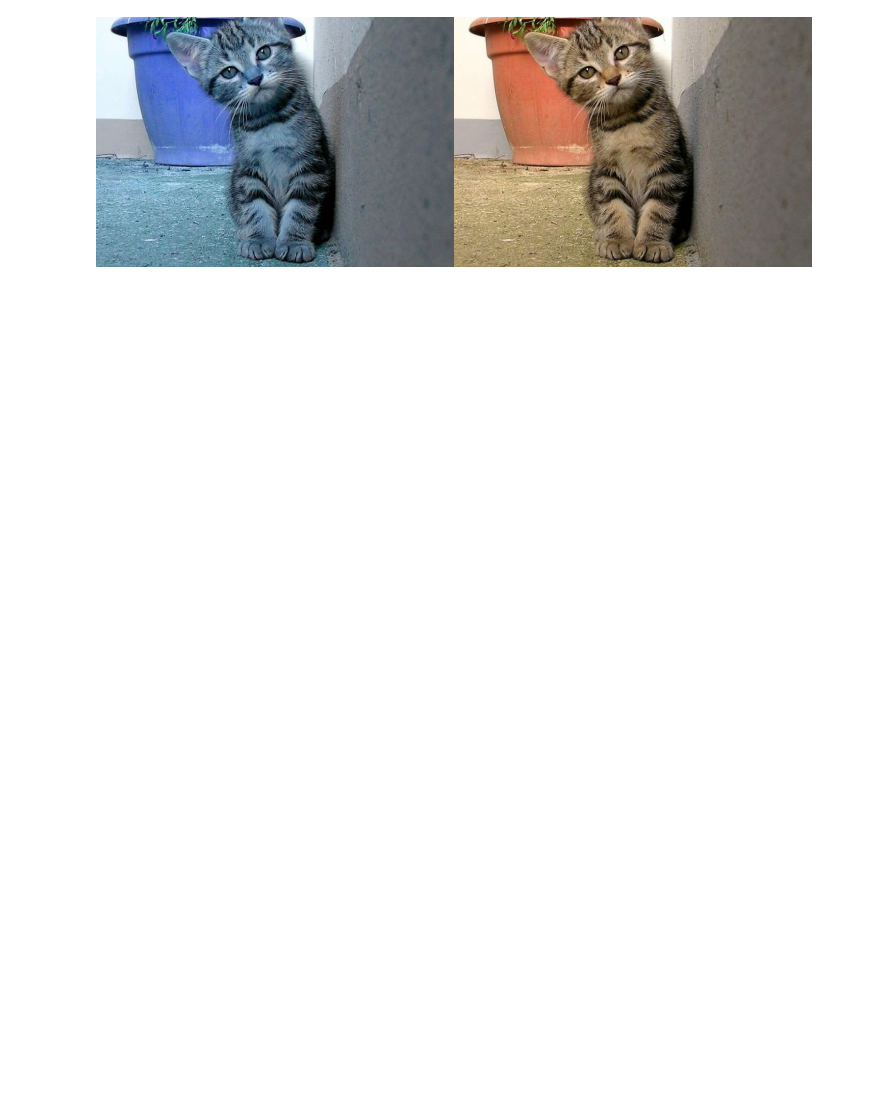
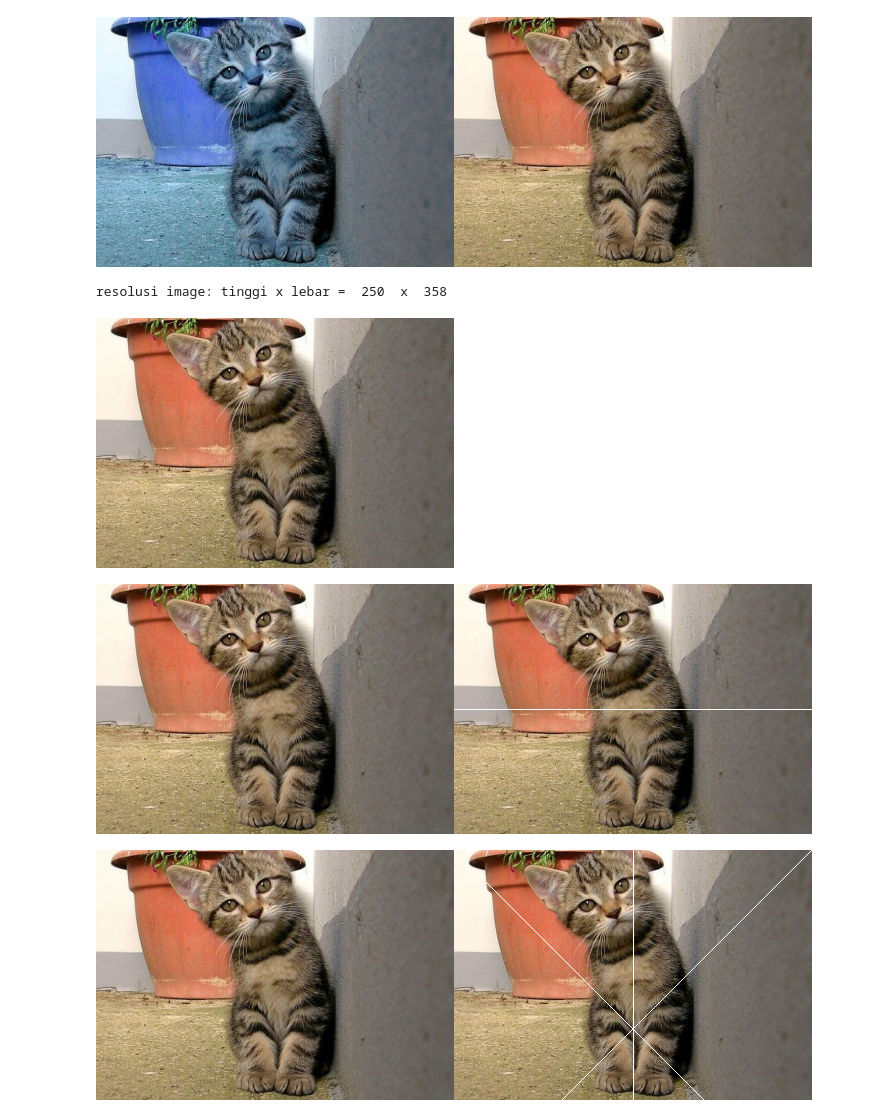
Before and after one commit to Nurfinkaa/PCVK_Ganjil_2026, a Jupyter notebook: latihan_integrasi.ipynb, the cells around one changed output. Saved outputs shown, nothing was run; the diff lists cells and outputs as text; code cells hidden in the pictures; blank space fills up the shorter version.

```diff
--- a/latihan_integrasi.ipynb
+++ b/latihan_integrasi.ipynb
@@ -1,31 +1,107 @@
 # %% [markdown]
 <a href="https://colab.research.google.com/github/Nurfinkaa/PCVK_Ganjil_2026/blob/main/latihan_integrasi.ipynb" target="_parent"><img src="https://colab.research.google.com/assets/colab-badge.svg" alt="Open In Colab"/></a>
 # %%
+#step 1
 import numpy as np
 import pandas as pd
 import cv2 as cv
 from google.colab.patches import cv2_imshow #for image display
 from skimage import io
 from skimage import transform
 from PIL import Image
 import matplotlib.pylab as plt
 
+#step 2
 # Membuat list untuk menyimpan url dari beberapa image
 urls = [
     "https://iiif.lib.ncsu.edu/iiif/0052574/full/800,/0/default.jpg",
     "https://iiif.lib.ncsu.edu/iiif/0016007/full/800,/0/default.jpg",
     "https://external-preview.redd.it/hJNL3HXwmJXzzIdyUKdsVQerrBIe0KbO7d26zEXWidE.jpg?auto=webp&s=4a8bf4911d40dddb64ebc30505e704003297f414",
 ]
 # baca dan tampilkan image
 # loop pada tiap url image, beberapa image dapat disimpan pada list
 for url in urls:
     image = io.imread(url)  # read image
     image = cv.resize(image, (0, 0), fx=0.5, fy=0.5)  # resize image to half size
     image_2 = cv.cvtColor(image, cv.COLOR_BGR2RGB)  # convert color to RGB
     final_frame = cv.hconcat((image, image_2))  # concatenate image
     cv2_imshow(final_frame)  # show image
     print("\n")
+
+#step 3
+tinggi = image_2.shape[0]
+lebar = image_2.shape[1]
+print("resolusi image: tinggi x lebar = ", tinggi, " x ", lebar)
+cv2_imshow(image_2)
+
+#step 4
+image_2 = cv.cvtColor(image, cv.COLOR_BGR2RGB)
+image_3 = cv.cvtColor(image, cv.COLOR_BGR2RGB)
+
+# membuat garis horizontal ditengah image
+for y in range(lebar):
+    image_3[int((tinggi) / 2), y] = [255, 255, 255]
+
+final_frame = cv.hconcat((image_2, image_3))
+cv2_imshow(final_frame)
+
+#TUGAS PRAKTIKUM D2
+image_2 = cv.cvtColor(image, cv.COLOR_BGR2RGB)
+image_3 = cv.cvtColor(image, cv.COLOR_BGR2RGB)
+
+tinggi = image_3.shape[0]
+lebar  = image_3.shape[1]
+
+# Garis vertikal di tengah image
+for x in range(tinggi):
+    image_3[x, int(lebar/2)] = [255, 255, 255]
+
+# Garis diagonal menyilang (dari kiri-atas ke kanan-bawah, dan kanan-atas ke kiri-bawah)
+panjang_diagonal = min(tinggi, lebar)
+for i in range(panjang_diagonal):
+    image_3[i, i] = [255, 255, 255]                  # diagonal 1
+    image_3[i, lebar - 1 - i] = [255, 255, 255]       # diagonal 2
+
+final_frame = cv.hconcat((image_2, image_3))
+cv2_imshow(final_frame)
+
+
+image_2 = cv.cvtColor(image, cv.COLOR_BGR2RGB)
+image_3 = cv.cvtColor(image, cv.COLOR_BGR2RGB)
+
+tinggi = image_3.shape[0]
+lebar  = image_3.shape[1]
+
+# Tentukan panjang garis (misal 150 pixel, dimulai dari tengah kolom)
+panjang_garis = 150
+start_x = int((lebar - panjang_garis) / 2)   # supaya garis berada di tengah horizontal
+
+for y in range(start_x, start_x + panjang_garis):
+    image_3[int(tinggi/2), y] = [255, 255, 255]
+
+final_frame = cv.hconcat((image_2, image_3))
+cv2_imshow(final_frame)
+
+
+image_2 = cv.cvtColor(image, cv.COLOR_BGR2RGB)
+image_3 = cv.cvtColor(image, cv.COLOR_BGR2RGB)
+
+tinggi = image_3.shape[0]
+lebar  = image_3.shape[1]
+
+# Tentukan koordinat kotak (y1:y2, x1:x2) — silakan sesuaikan posisinya
+y1, y2 = int(tinggi*0.3), int(tinggi*0.5)
+x1, x2 = int(lebar*0.3), int(lebar*0.45)
+
+image_3[y1:y2, x1:x2] = [255, 255, 255]   # set semua pixel di area ini jadi putih
+
+final_frame = cv.hconcat((image_2, image_3))
+cv2_imshow(final_frame)
 # %% [output]
 [figure]
 [figure]
 [figure]
+resolusi image: tinggi x lebar =  250  x  358
+[figure, added]
+[figure, added]
+[figure, added]
```
Also changed, not shown: parts of 1 cell of this notebook.
